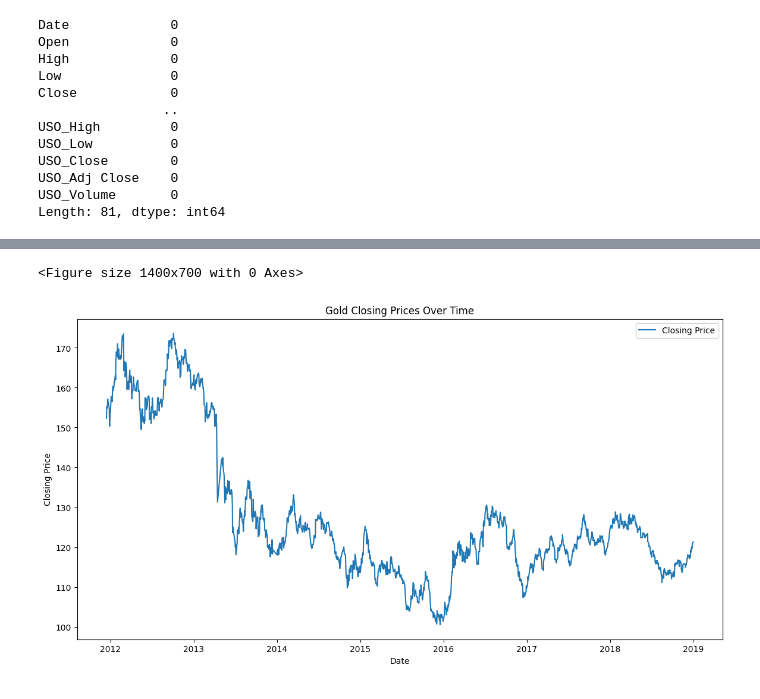
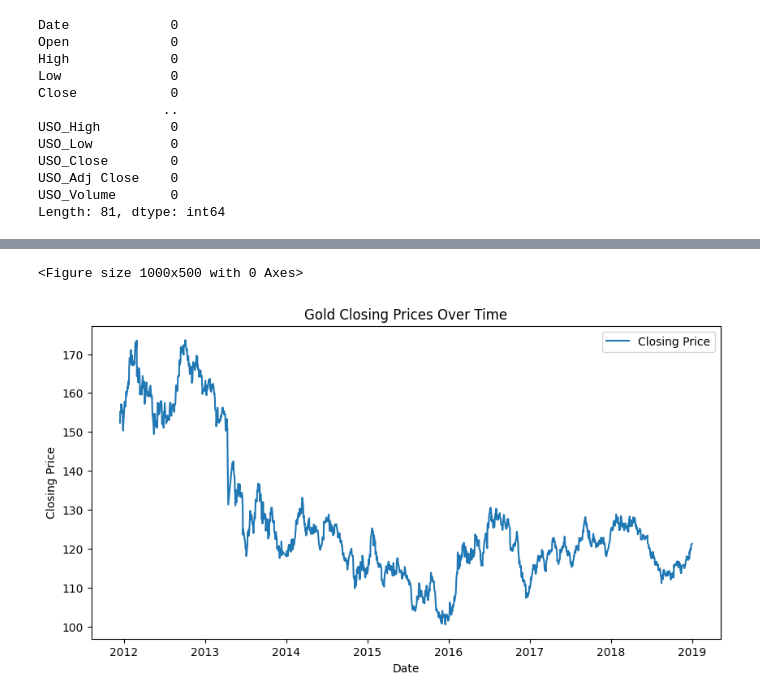
Before and after one commit to TarunrRajanala/GoldPricePredictionFinal, a Jupyter notebook: Code/goldPrices.ipynb, the cells around one changed output, grey strips where cells are left out. Saved outputs shown, nothing was run; the diff lists cells and outputs as text; code cells hidden in the pictures.

```diff
--- a/Code/goldPrices.ipynb
+++ b/Code/goldPrices.ipynb
@@ -13,6 +13,9 @@ warnings.filterwarnings('ignore')
 # %%
 gold_data = pd.read_csv('../Data/FINAL_USO.xls')
 vix_data = pd.read_csv('../Data/VVIX_History.csv')
+# Renaming to just be one word
+gold_data.rename(columns={"Adj Close": "Adj_close"}, inplace=True)
+gold_data.rename(columns={"USO_Adj Close": "USO_Ajclose"}, inplace=True)
 # %% [markdown]
 # Data Preprocessing
 # %%
@@ -92,15 +95,15 @@ gold_data.join(vix_data_filtered, how='outer')
 | 2018-12-31 | 120.980003 | 121.260002 | 120.830002 | 121.250000 | 121.250000 | 8449400.0 | 249.559998 | 250.190002 | 247.470001 | 249.919998 | ... | ... |
 1771 rows × 81 columns
 # %%
-plt.figure(figsize=(14, 7))
+plt.figure(figsize=(10, 5))
 
-plt.figure(figsize=(14, 7))
+plt.figure(figsize=(10, 5))
 plt.plot(gold_data['Close'], label='Closing Price')
 plt.title('Gold Closing Prices Over Time')
 plt.xlabel('Date')
 plt.ylabel('Closing Price')
 plt.legend()
 plt.show()
 # %% [output]
-<Figure size 1400x700 with 0 Axes>
+<Figure size 1000x500 with 0 Axes>
-[figure, old version]
+[figure, new version]
```
Also changed, not shown: parts of 8 cells of this notebook.
